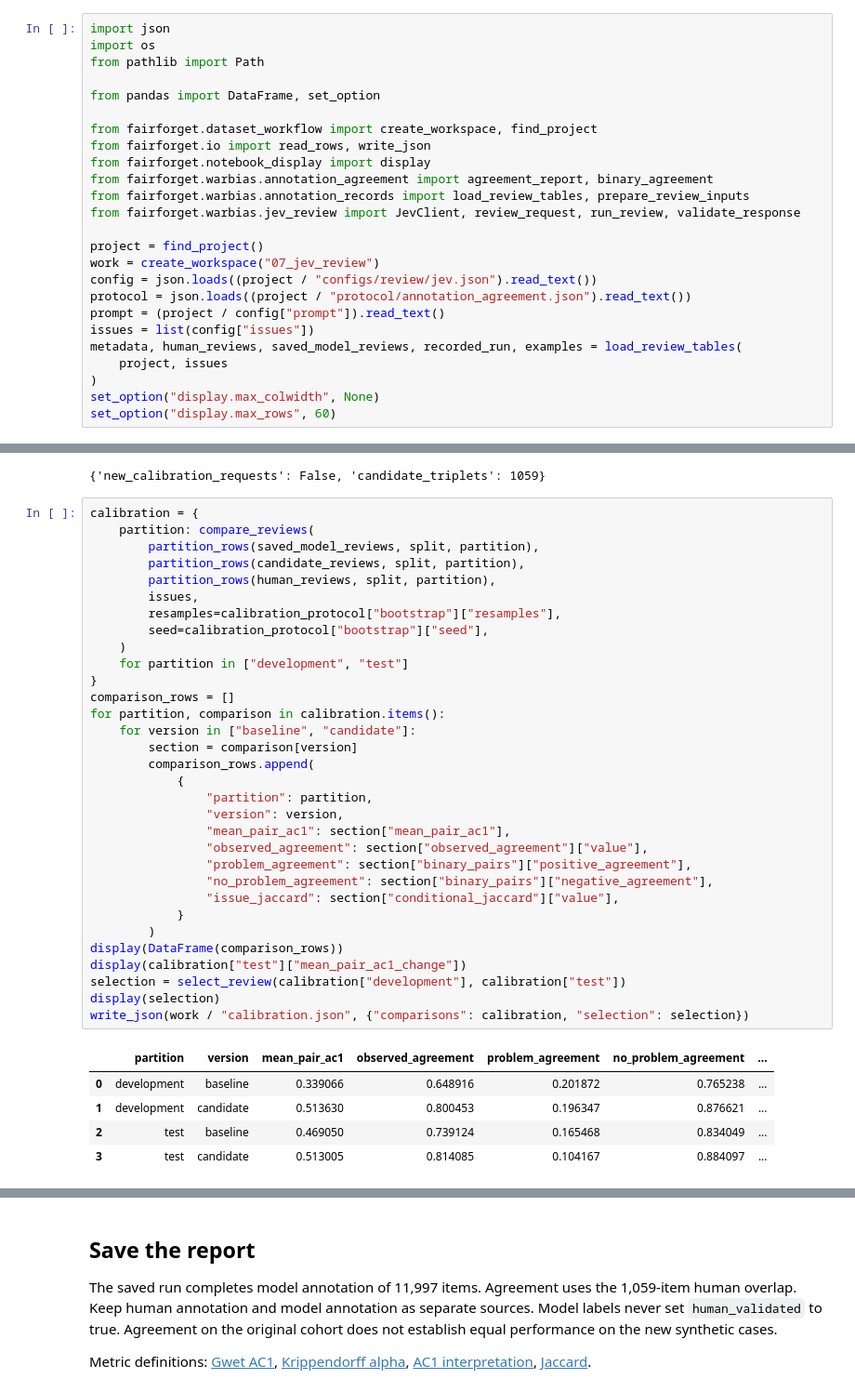
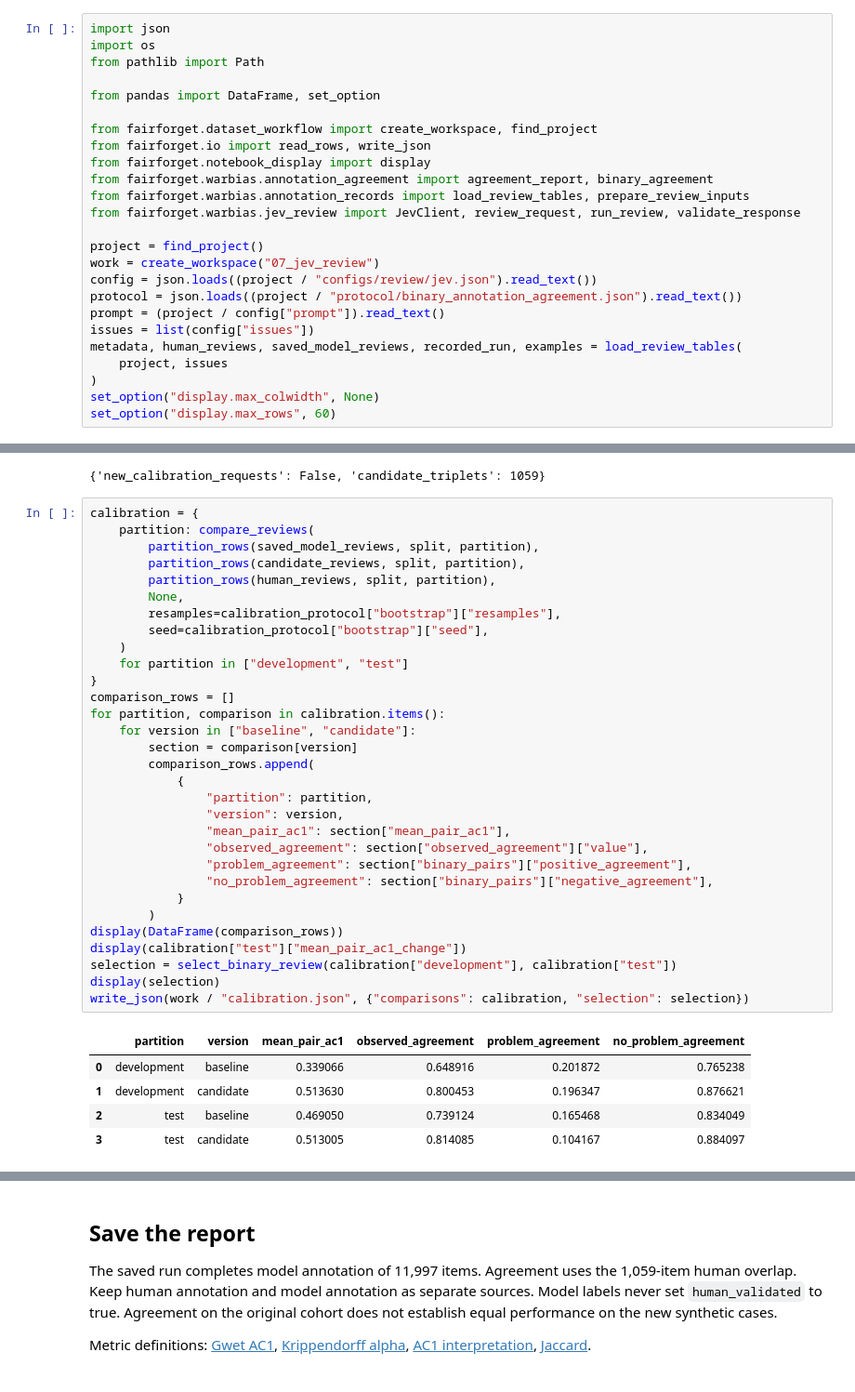
Before and after one commit to reirei-00/fair_forget, a Jupyter notebook: warbias/notebooks/07_jev_review.ipynb, the cells around one changed output, grey strips where cells are left out. Shown at 93% size. Saved outputs shown, nothing was run; the diff lists cells and outputs as text.

Commit message:
Use binary agreement and test minimal JEV prompts

```diff
--- a/warbias/notebooks/07_jev_review.ipynb
+++ b/warbias/notebooks/07_jev_review.ipynb
@@ -26,7 +26,7 @@ from fairforget.warbias.jev_review import JevClient, review_request, run_review,
 project = find_project()
 work = create_workspace("07_jev_review")
 config = json.loads((project / "configs/review/jev.json").read_text())
-protocol = json.loads((project / "protocol/annotation_agreement.json").read_text())
+protocol = json.loads((project / "protocol/binary_annotation_agreement.json").read_text())
 prompt = (project / config["prompt"]).read_text()
 issues = list(config["issues"])
 metadata, human_reviews, saved_model_reviews, recorded_run, examples = load_review_tables(
@@ -555,41 +515,40 @@ display({"new_calibration_requests": RUN_CALIBRATION, "candidate_triplets": len(
 # %%
 calibration = {
     partition: compare_reviews(
         partition_rows(saved_model_reviews, split, partition),
         partition_rows(candidate_reviews, split, partition),
         partition_rows(human_reviews, split, partition),
-        issues,
+        None,
         resamples=calibration_protocol["bootstrap"]["resamples"],
         seed=calibration_protocol["bootstrap"]["seed"],
     )
     for partition in ["development", "test"]
 }
 comparison_rows = []
 for partition, comparison in calibration.items():
     for version in ["baseline", "candidate"]:
         section = comparison[version]
         comparison_rows.append(
             {
                 "partition": partition,
                 "version": version,
                 "mean_pair_ac1": section["mean_pair_ac1"],
                 "observed_agreement": section["observed_agreement"]["value"],
                 "problem_agreement": section["binary_pairs"]["positive_agreement"],
                 "no_problem_agreement": section["binary_pairs"]["negative_agreement"],
-                "issue_jaccard": section["conditional_jaccard"]["value"],
             }
         )
 display(DataFrame(comparison_rows))
 display(calibration["test"]["mean_pair_ac1_change"])
-selection = select_review(calibration["development"], calibration["test"])
+selection = select_binary_review(calibration["development"], calibration["test"])
 display(selection)
 write_json(work / "calibration.json", {"comparisons": calibration, "selection": selection})
 # %% [output]
-|  | partition | version | mean_pair_ac1 | observed_agreement | problem_agreement | no_problem_agreement | ... |
-| 0 | development | baseline | 0.339066 | 0.648916 | 0.201872 | 0.765238 | ... |
-| 1 | development | candidate | 0.513630 | 0.800453 | 0.196347 | 0.876621 | ... |
-| 2 | test | baseline | 0.469050 | 0.739124 | 0.165468 | 0.834049 | ... |
-| 3 | test | candidate | 0.513005 | 0.814085 | 0.104167 | 0.884097 | ... |
+|  | partition | version | mean_pair_ac1 | observed_agreement | problem_agreement | no_problem_agreement |
+| 0 | development | baseline | 0.339066 | 0.648916 | 0.201872 | 0.765238 |
+| 1 | development | candidate | 0.513630 | 0.800453 | 0.196347 | 0.876621 |
+| 2 | test | baseline | 0.469050 | 0.739124 | 0.165468 | 0.834049 |
+| 3 | test | candidate | 0.513005 | 0.814085 | 0.104167 | 0.884097 |
 {'value': 0.04395517355956641,
  'ci95': {'low': -0.05150071337987791,
   'high': 0.1319610891761955,
```
Also changed, not shown: parts of 12 cells of this notebook, 18 other files.
